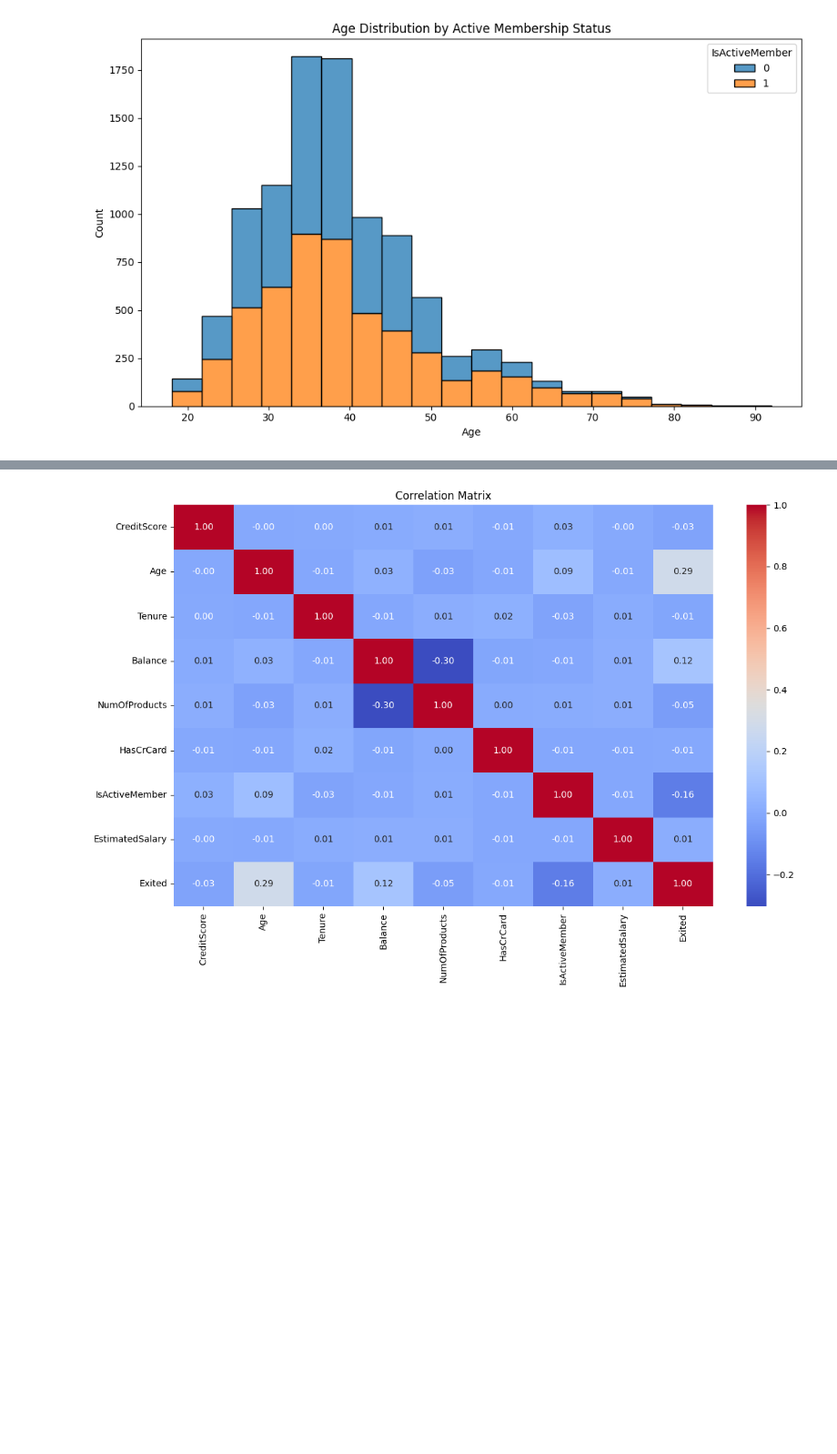
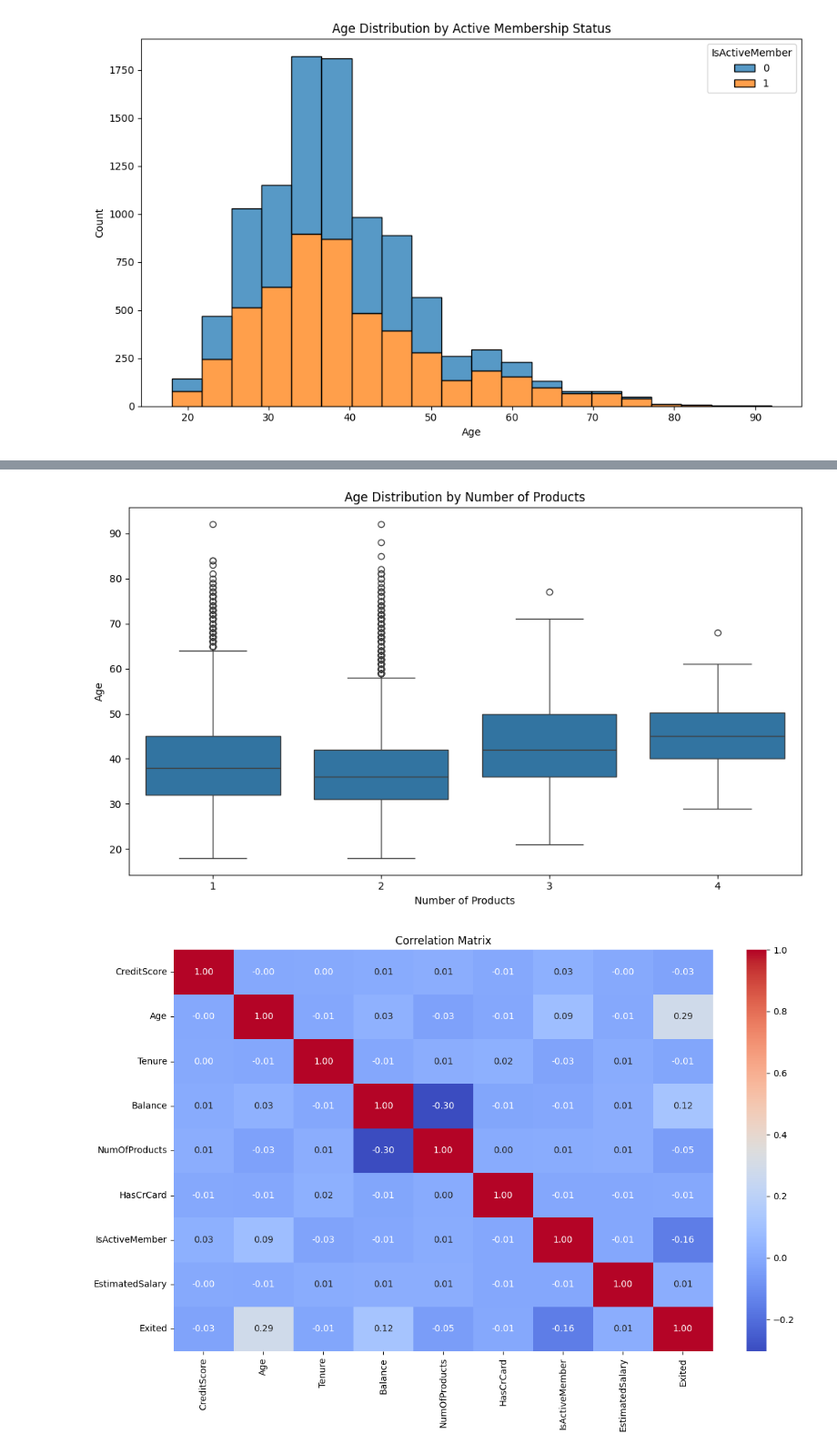
Before and after one commit to Over-Mind1/end-to-end-churn-project, a Jupyter notebook: Notebooks/EDA.ipynb, the cells around one changed output, grey strips where cells are left out. Shown at 91% size. Saved outputs shown, nothing was run; the diff lists cells and outputs as text; code cells hidden in the pictures; blank space fills up the shorter version.

```diff
--- a/Notebooks/EDA.ipynb
+++ b/Notebooks/EDA.ipynb
@@ -171,3 +190,14 @@ plt.show()
+# %%
+#show relationship between age and number of products
+plt.figure(figsize=(10,6))
+sns.boxplot(data=df, x='NumOfProducts', y='Age')
+plt.title('Age Distribution by Number of Products')
+plt.xlabel('Number of Products')
+plt.ylabel('Age')
+plt.tight_layout()
+plt.show()
+# %% [output]
+[figure, added]
 # %%
 # Correlation matrix to identify relationships between numerical features
 plt.figure(figsize=(12,8))
```
Also changed, not shown: parts of 1 cell of this notebook, 2 other files.
